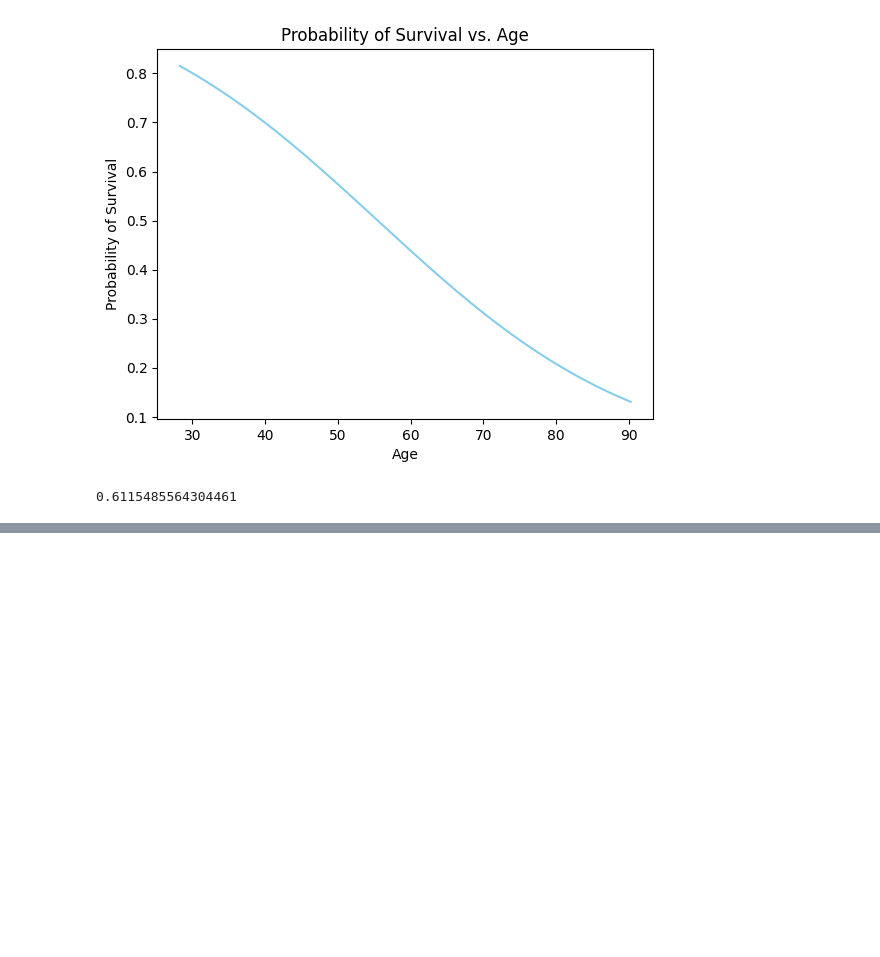
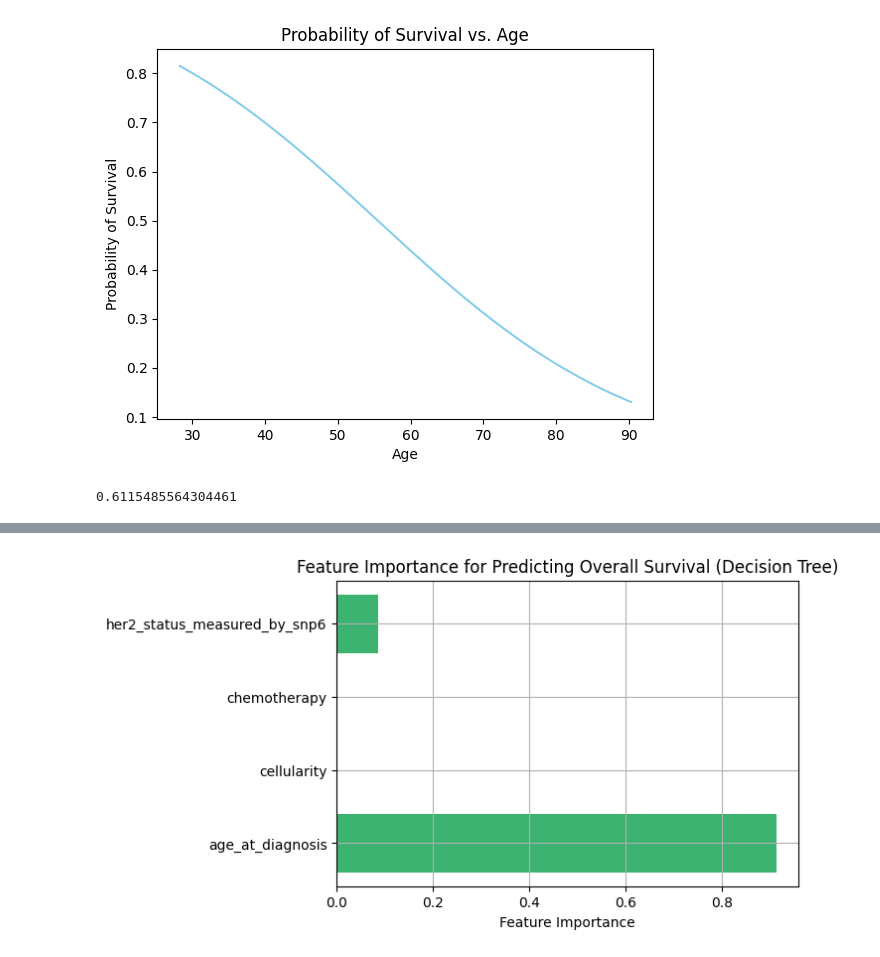
Before and after one commit to yiminy808/BE-447-Yimin-Maybelle, a Jupyter notebook: Checkin3_age_vs_survival.ipynb, the cells around one changed output, grey strips where cells are left out. Saved outputs shown, nothing was run; the diff lists cells and outputs as text; code cells hidden in the pictures; blank space fills up the shorter version.

```diff
--- a/Checkin3_age_vs_survival.ipynb
+++ b/Checkin3_age_vs_survival.ipynb
@@ -114,0 +162,30 @@ accuracy_score(y_test, y_pred)
+# %%
+# Select features (include numeric and encoded categorical)
+features = ['age_at_diagnosis', 'cellularity', 'chemotherapy', 'her2_status_measured_by_snp6']
+df_tree = bc_df[features + ['overall_survival']].dropna()
+
+# Encode categorical features
+df_tree['cellularity'] = LabelEncoder().fit_transform(df_tree['cellularity'])
+df_tree['chemotherapy'] = df_tree['chemotherapy'].astype(int)  # Already numeric
+df_tree['her2_status_measured_by_snp6'] = LabelEncoder().fit_transform(df_tree['her2_status_measured_by_snp6'])
+
+# Split into X and y
+X = df_tree[features]
+y = df_tree['overall_survival']
+
+# Train decision tree
+tree = DecisionTreeClassifier(random_state=42, max_depth=4)
+tree.fit(X, y)
+
+# Plot feature importances
+import matplotlib.pyplot as plt
+
+importances = tree.feature_importances_
+plt.figure(figsize=(6, 4))
+plt.barh(features, importances, color='mediumseagreen')
+plt.xlabel("Feature Importance")
+plt.title("Feature Importance for Predicting Overall Survival (Decision Tree)")
+plt.grid(True)
+plt.show()
+# %% [output]
+[figure, added]
```
Also changed, not shown: parts of 4 cells of this notebook.
